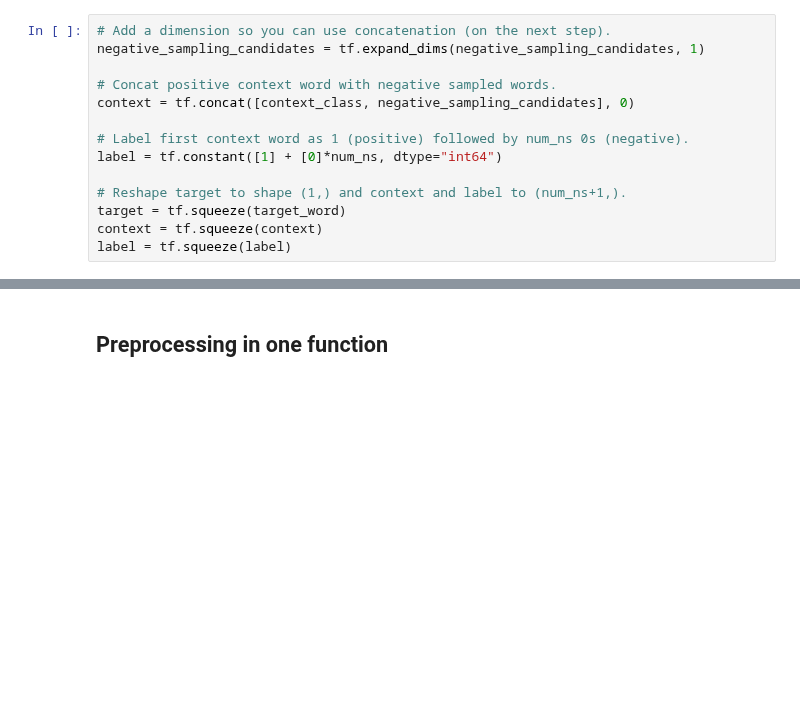
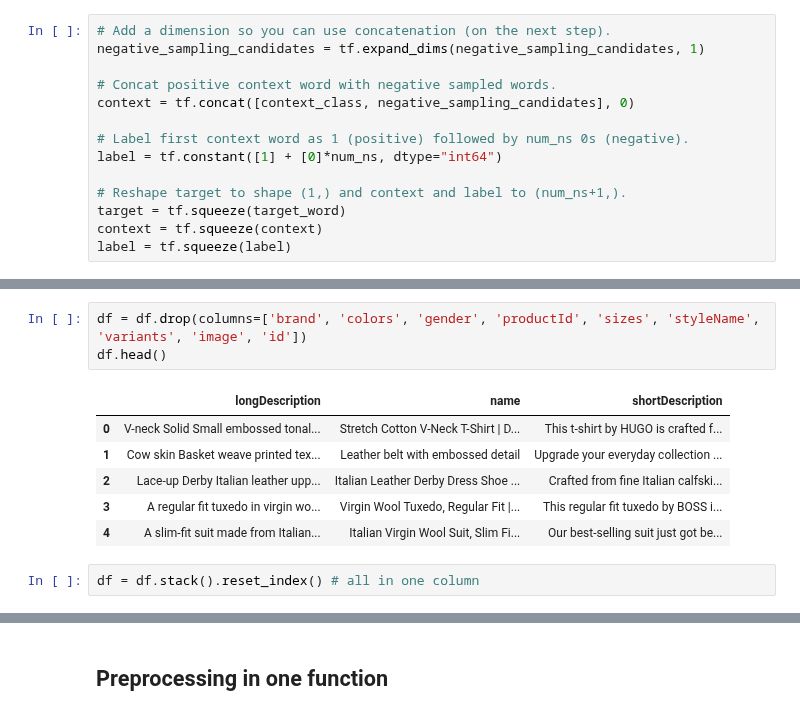
Before and after one commit to xD33m/BA_Jupyter_Notebook, a Jupyter notebook: index_synonyms/whoosh_word2vev_prods.ipynb, the cells around one changed output, grey strips where cells are left out. Cells and saved outputs as stored; diff of their text form; blank space fills up the shorter version.

```diff
--- a/index_synonyms/whoosh_word2vev_prods.ipynb
+++ b/index_synonyms/whoosh_word2vev_prods.ipynb
@@ -203,0 +338,12 @@ label   : tf.Tensor([1 0 0 0 0], shape=(5,), dtype=int64)
+# %%
+df = df.drop(columns=['brand', 'colors', 'gender', 'productId', 'sizes', 'styleName', 'variants', 'image', 'id'])
+df.head()
+# %% [output]
+|  | longDescription | name | shortDescription |
+| 0 | V-neck Solid Small embossed tonal... | Stretch Cotton V-Neck T-Shirt | D... | This t-shirt by HUGO is crafted f... |
+| 1 | Cow skin Basket weave printed tex... | Leather belt with embossed detail | Upgrade your everyday collection ... |
+| 2 | Lace-up Derby Italian leather upp... | Italian Leather Derby Dress Shoe ... | Crafted from fine Italian calfski... |
+| 3 | A regular fit tuxedo in virgin wo... | Virgin Wool Tuxedo, Regular Fit |... | This regular fit tuxedo by BOSS i... |
+| 4 | A slim-fit suit made from Italian... | Italian Virgin Wool Suit, Slim Fi... | Our best-selling suit just got be... |
+# %%
+df = df.stack().reset_index() # all in one column
```
Also changed, not shown: parts of 52 cells of this notebook, 19 other files.
